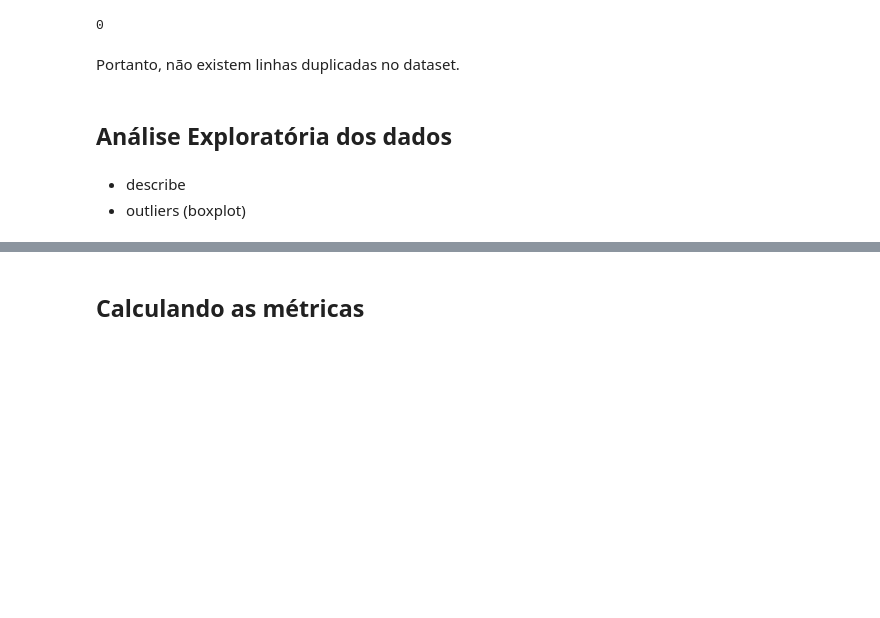
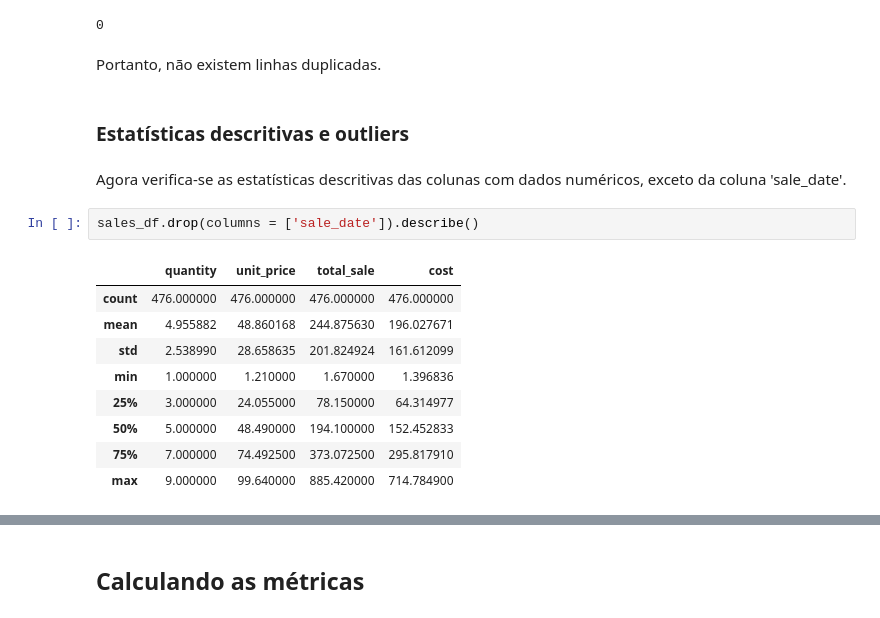
Before and after one commit to rfprates/extraindo_dados_pdf, a Jupyter notebook: data_extraction_pdf.ipynb, the cells around one changed output, grey strips where cells are left out. Saved outputs shown, nothing was run; the diff lists cells and outputs as text; blank space fills up the shorter version.

Commit message:
outliers_version6.0

```diff
--- a/data_extraction_pdf.ipynb
+++ b/data_extraction_pdf.ipynb
@@ -311,9 +311,20 @@ sales_df.duplicated().sum()
 # %% [output]
 0
 # %% [markdown]
-Portanto, não existem linhas duplicadas no dataset.
+Portanto, não existem linhas duplicadas.
-# %% [markdown]
-## Análise Exploratória dos dados
-# %% [markdown]
-- describe
-- outliers (boxplot)
+# %% [markdown]
+### Estatísticas descritivas e outliers
+# %% [markdown]
+Agora verifica-se as estatísticas descritivas das colunas com dados numéricos, exceto da coluna 'sale_date'.
+# %%
+sales_df.drop(columns = ['sale_date']).describe()
+# %% [output]
+|  | quantity | unit_price | total_sale | cost |
+| count | 476.000000 | 476.000000 | 476.000000 | 476.000000 |
+| mean | 4.955882 | 48.860168 | 244.875630 | 196.027671 |
+| std | 2.538990 | 28.658635 | 201.824924 | 161.612099 |
+| min | 1.000000 | 1.210000 | 1.670000 | 1.396836 |
+| 25% | 3.000000 | 24.055000 | 78.150000 | 64.314977 |
+| 50% | 5.000000 | 48.490000 | 194.100000 | 152.452833 |
+| 75% | 7.000000 | 74.492500 | 373.072500 | 295.817910 |
+| max | 9.000000 | 99.640000 | 885.420000 | 714.784900 |
```
Also changed, not shown: parts of 3 cells of this notebook.
